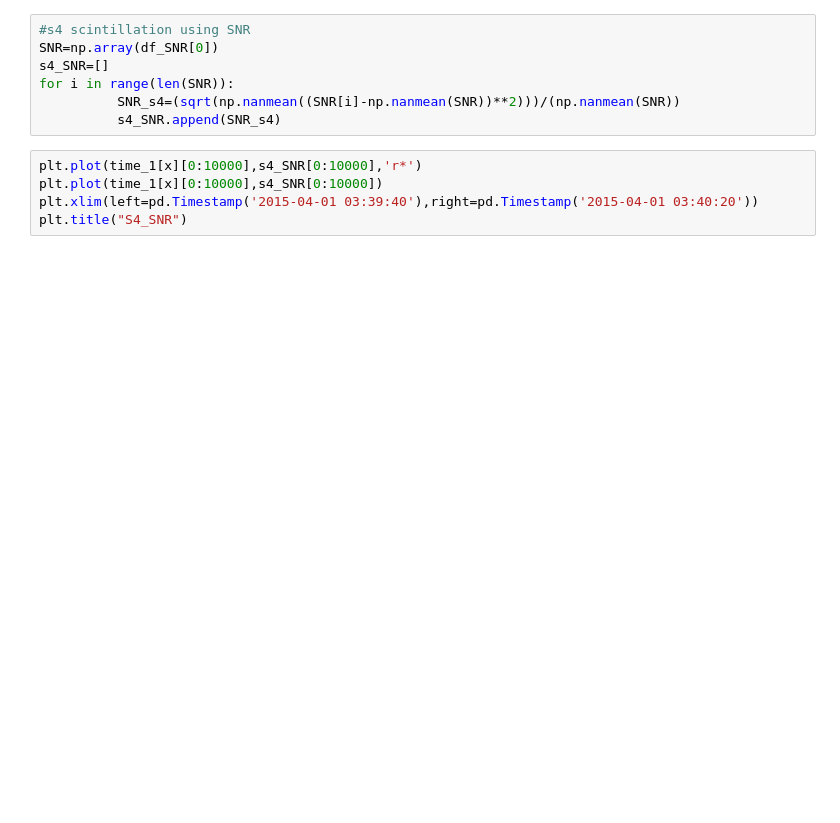
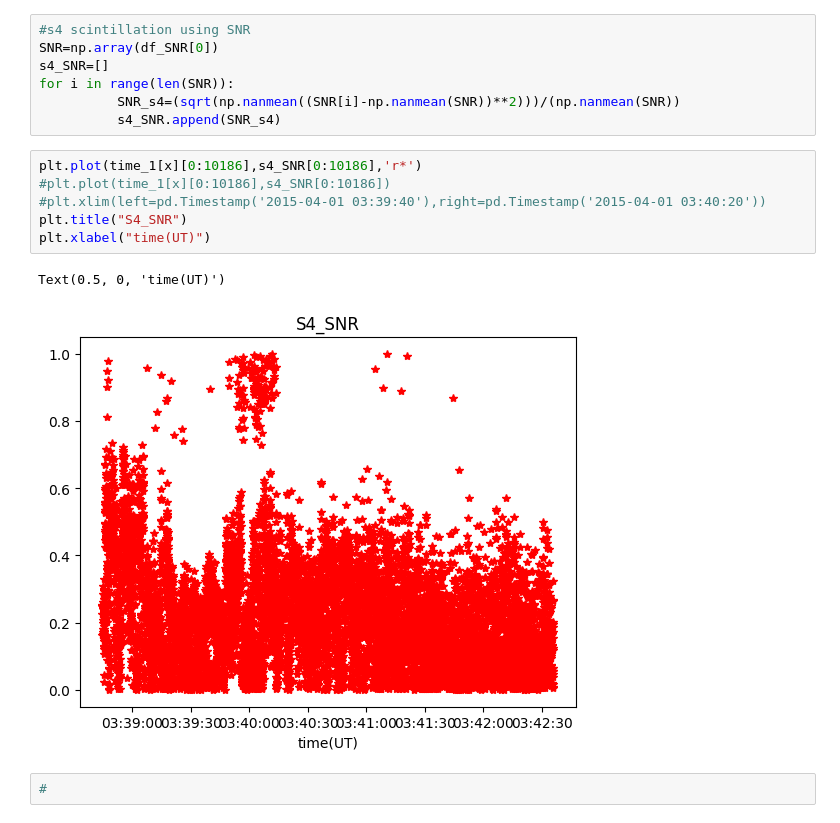
Before and after one commit to subodhdahal1988/scintillation_s4_project, a Jupyter notebook: s4_project.ipynb, the cells around one changed output. Cells and saved outputs as stored; diff of their text form; blank space fills up the shorter version.

```diff
--- a/s4_project.ipynb
+++ b/s4_project.ipynb
@@ -285,7 +323,13 @@ for i in range(len(SNR)):
           SNR_s4=(sqrt(np.nanmean((SNR[i]-np.nanmean(SNR))**2)))/(np.nanmean(SNR))
           s4_SNR.append(SNR_s4)
 # %%
-plt.plot(time_1[x][0:10000],s4_SNR[0:10000],'r*')
-plt.plot(time_1[x][0:10000],s4_SNR[0:10000])
-plt.xlim(left=pd.Timestamp('2015-04-01 03:39:40'),right=pd.Timestamp('2015-04-01 03:40:20'))
+plt.plot(time_1[x][0:10186],s4_SNR[0:10186],'r*')
+#plt.plot(time_1[x][0:10186],s4_SNR[0:10186])
+#plt.xlim(left=pd.Timestamp('2015-04-01 03:39:40'),right=pd.Timestamp('2015-04-01 03:40:20'))
 plt.title("S4_SNR")
+plt.xlabel("time(UT)")
+# %% [output]
+Text(0.5, 0, 'time(UT)')
+[figure, added]
+# %%
+#
```
Also changed, not shown: parts of 13 cells of this notebook.
